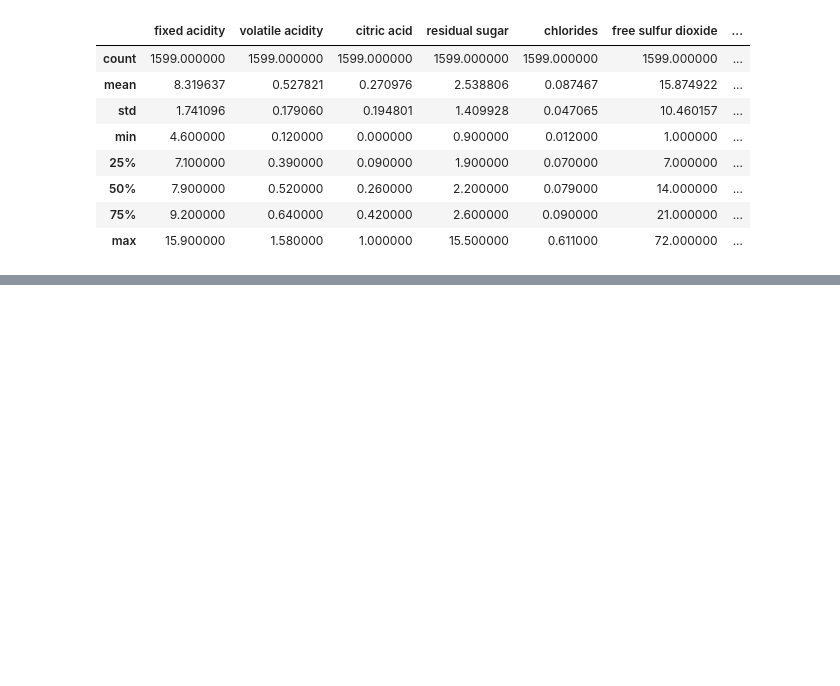
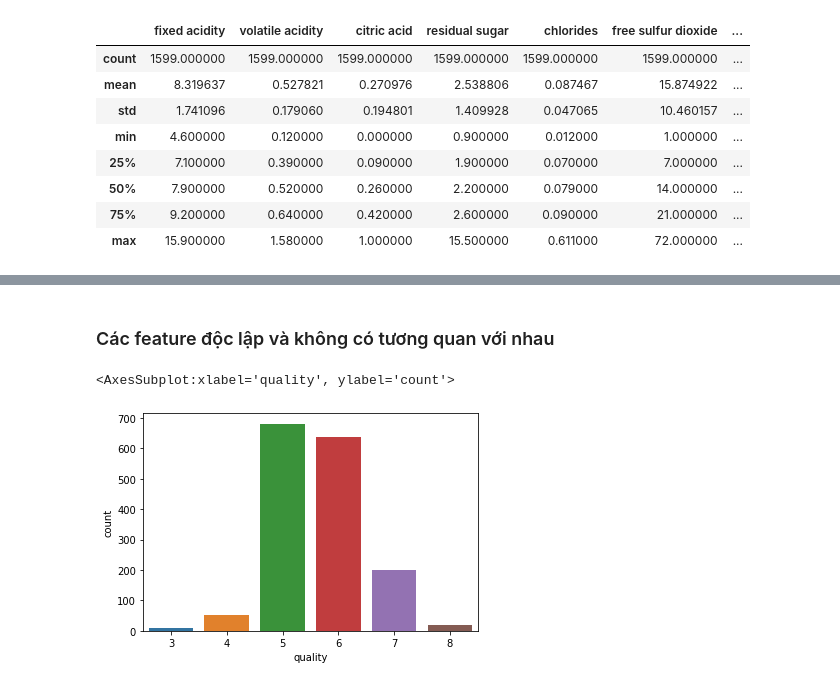
Before and after one commit to hieplk97/Data-Science, a Jupyter notebook: Data Pre-processing and Analysis/LDS5_260_Project_2/TranBuuHiep_project_Wine.ipynb, the cells around one changed output, grey strips where cells are left out. Saved outputs shown, nothing was run; the diff lists cells and outputs as text; code cells hidden in the pictures; blank space fills up the shorter version.

```diff
--- a/Data Pre-processing and Analysis/LDS5_260_Project_2/TranBuuHiep_project_Wine.ipynb
+++ b/Data Pre-processing and Analysis/LDS5_260_Project_2/TranBuuHiep_project_Wine.ipynb
@@ -107,0 +150,8 @@ df_red_wine.describe()
+# %% [markdown]
+### Các feature độc lập và không có tương quan với nhau
+# %%
+# Kiểm tra xem có bao nhiêu loại rượu
+sns.countplot(df_red_wine['quality'])
+# %% [output]
+<AxesSubplot:xlabel='quality', ylabel='count'>
+[figure, added]
```
Also changed, not shown: parts of 5 cells of this notebook.
